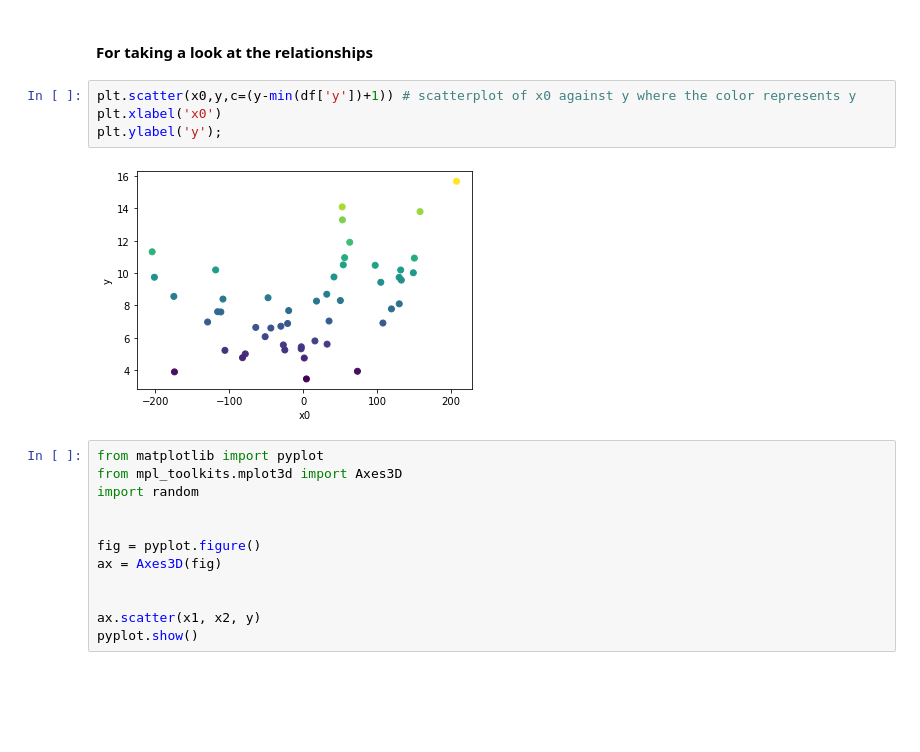
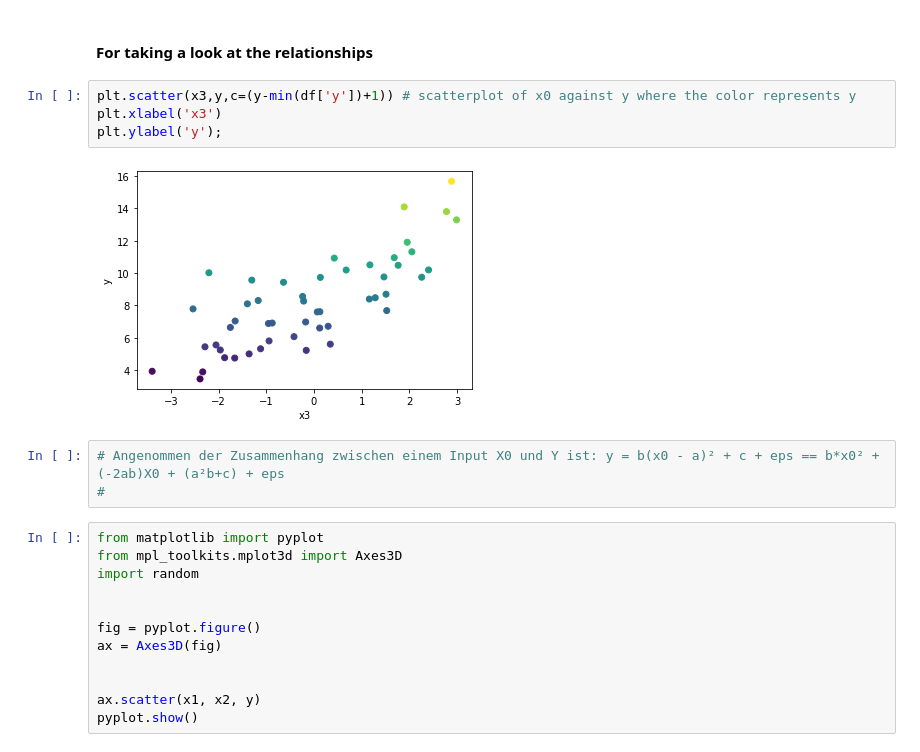
Before and after one commit to DerNiccoo/TensorFlow-training, a Jupyter notebook: Data Science/datascience.ipynb, the cells around one changed output. Saved outputs shown, nothing was run; the diff lists cells and outputs as text; blank space fills up the shorter version.

```diff
--- a/Data Science/datascience.ipynb
+++ b/Data Science/datascience.ipynb
@@ -80,11 +80,14 @@ plt.hist(y, bins=10);
 # %% [markdown]
 #### For taking a look at the relationships
 # %%
-plt.scatter(x0,y,c=(y-min(df['y'])+1)) # scatterplot of x0 against y where the color represents y
-plt.xlabel('x0')
+plt.scatter(x3,y,c=(y-min(df['y'])+1)) # scatterplot of x0 against y where the color represents y
+plt.xlabel('x3')
 plt.ylabel('y');
 # %% [output]
-[figure, old version]
+[figure, new version]
+# %%
+# Angenommen der Zusammenhang zwischen einem Input X0 und Y ist: y = b(x0 - a)² + c + eps == b*x0² + (-2ab)X0 + (a²b+c) + eps
+#
 # %%
 from matplotlib import pyplot
 from mpl_toolkits.mplot3d import Axes3D
```
Also changed, not shown: parts of 13 cells of this notebook.
